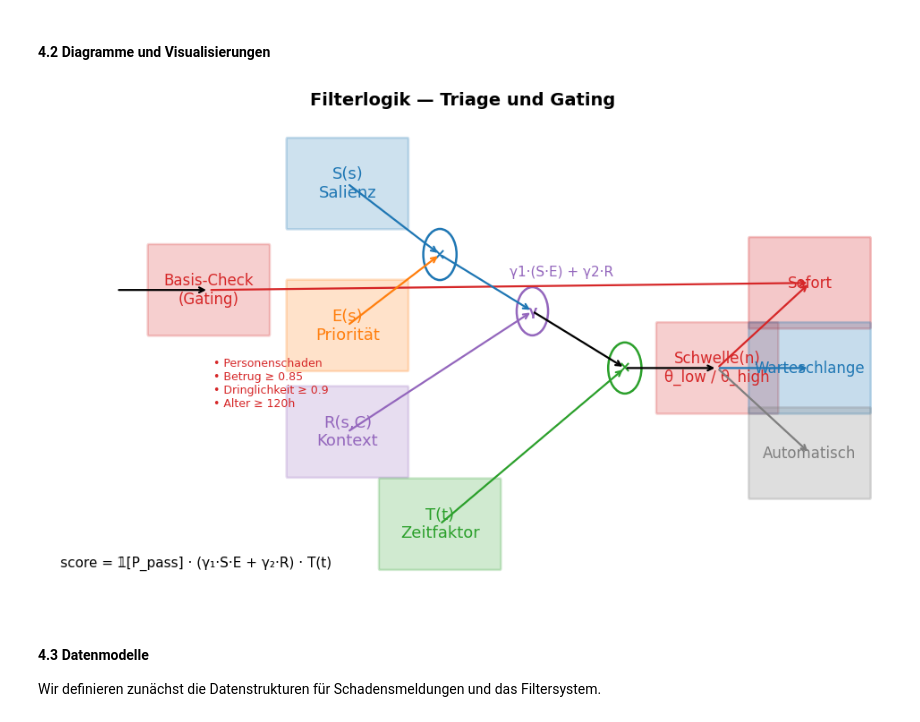
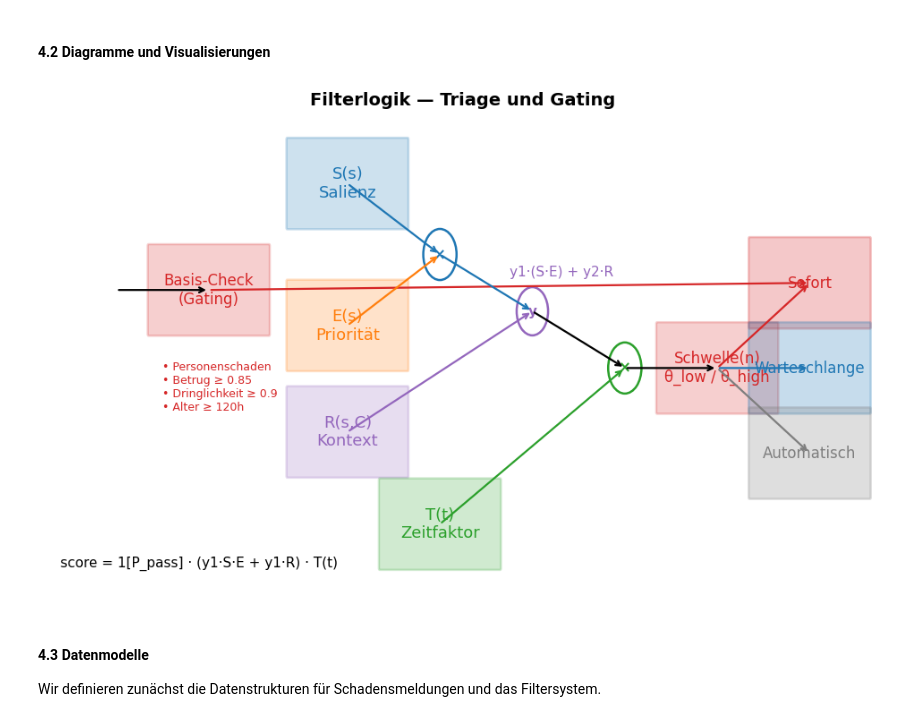
Before and after one commit to Keiko-Evolutio/keiko-memoria-viva, a Jupyter notebook: selective_memory_filtering/selective_memory_filtering.ipynb, the cells around one changed output. Cells and saved outputs as stored; diff of their text form; code cells hidden in the pictures.

```diff
--- a/selective_memory_filtering/selective_memory_filtering.ipynb
+++ b/selective_memory_filtering/selective_memory_filtering.ipynb
@@ -465,10 +465,10 @@ def arrow(a, b, c='black'):
     ax.annotate('', xy=b, xytext=a, arrowprops={'arrowstyle': '->', 'linewidth': 1.6, 'color': c})
 
 # Knoten
-box(pos['Gate'], 'Basis‑Check\n(Gating)', C['threshold'])
+box(pos['Gate'], 'Basis-Check\n(Gating)', C['threshold'])
 ax.text(
-    pos['Gate'][0] + 0.1,
-    pos['Gate'][1] - 0.95,
+    pos['Gate'][0] - 1,
+    pos['Gate'][1] - 1,
     "\n".join([
         '• Personenschaden',
         '• Betrug ≥ 0.85',
@@ -485,7 +485,7 @@ box(pos['S'], 'S(s)\nSalienz', C['salience'], fs=13)
 box(pos['E'], 'E(s)\nPriorität', C['emotion'], fs=13)
 circ(pos['x'], '×', C['salience'])
 box(pos['R'], 'R(s,C)\nKontext', C['context'], fs=13)
-circ(pos['mix'], 'γ', C['context'], r=0.34, fs=11)
+circ(pos['mix'], 'y', C['context'], r=0.34, fs=11)
 box(pos['T'], 'T(t)\nZeitfaktor', C['temporal'], fs=13)
 circ(pos['mulT'], '×', C['temporal'])
 
@@ -495,36 +495,36 @@ box(pos['out_hi'], 'Sofort', C['critical'], alpha=0.25)
 box(pos['out_mid'], 'Warteschlange', C['primary'], alpha=0.25)
 box(pos['out_lo'], 'Automatisch', C['neutral'], alpha=0.25)
 
 # Kanten
 arrow(pos['s'], pos['Gate'])
 arrow(pos['Gate'], pos['out_hi'], c=C['critical'])  # Bypass bei Gating
 arrow(pos['S'], pos['x'], c=C['salience'])
 arrow(pos['E'], pos['x'], c=C['emotion'])
 arrow(pos['x'], pos['mix'], c=C['salience'])
 arrow(pos['R'], pos['mix'], c=C['context'])
-ax.text(pos['mix'][0] - 0.5, pos['mix'][1] + 0.5, 'γ1·(S·E) + γ2·R', color=C['context'], fontsize=11)
+ax.text(pos['mix'][0] - 0.5, pos['mix'][1] + 0.5, 'y1·(S·E) + y2·R', color=C['context'], fontsize=11)
 arrow(pos['T'], pos['mulT'], c=C['temporal'])
 arrow(pos['mix'], pos['mulT'])
 arrow(pos['mulT'], pos['th'])
 arrow(pos['th'], pos['out_hi'], c=C['critical'])
 arrow(pos['th'], pos['out_mid'], c=C['primary'])
 arrow(pos['th'], pos['out_lo'], c=C['neutral'])
 
 # Titel/Format
 ax.set_xlim(-3.5, 14.5)
 ax.set_ylim(-2.8, 4.0)
 ax.axis('off')
 ax.set_title('Filterlogik — Triage und Gating', fontsize=14, fontweight='bold')
-ax.text(-3.2, -2.4, r'score = 𝟙[P_pass] · (γ₁·S·E + γ₂·R) · T(t)', fontsize=11, color='black')
+ax.text(-3.2, -2.4, r'score = 1[P_pass] · (y1·S·E + y1·R) · T(t)', fontsize=11, color='black')
 
 # Optional speichern (robust)
 assets = Path('selective_memory_filtering/assets')
 assets.mkdir(parents=True, exist_ok=True)
 plt.savefig(assets / 'filtermodell_diagramm.svg', bbox_inches='tight', transparent=True)
 plt.savefig(assets / 'filtermodell_diagramm.png', dpi=200, bbox_inches='tight')
 plt.show()
 # %% [output]
-[figure, old version]
+[figure, new version]
 # %% [markdown]
 #### 4.3 Datenmodelle
 
```
Also changed, not shown: parts of 12 cells of this notebook.
